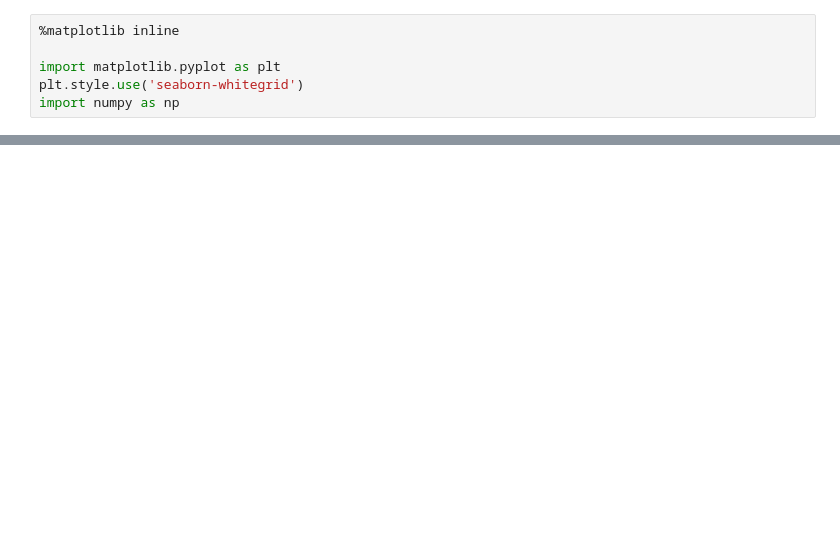
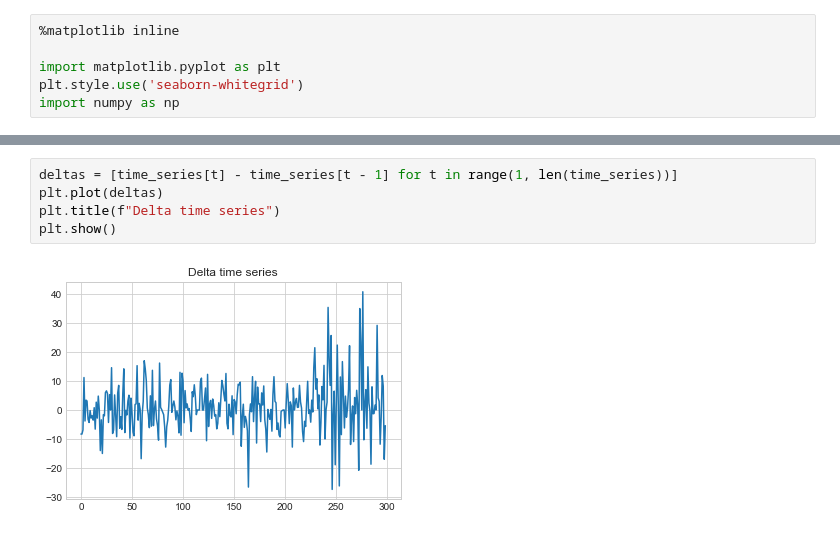
Before and after one commit to amor71/time-series-analysis, a Jupyter notebook: viewers/basic.ipynb, the cells around one changed output, grey strips where cells are left out. Drawn from its saved outputs; the diff is of its cells as text; blank space fills up the shorter version.

```diff
--- a/viewers/basic.ipynb
+++ b/viewers/basic.ipynb
@@ -39,3 +48,10 @@ plt.show()
+# %%
+deltas = [time_series[t] - time_series[t - 1] for t in range(1, len(time_series))]
+plt.plot(deltas)
+plt.title(f"Delta time series")
+plt.show()
+# %% [output]
+[figure, added]
 # %%
 from math import ceil
 plt.title("Values distribution")
```
Also changed, not shown: parts of 8 cells of this notebook, 10 other files.
